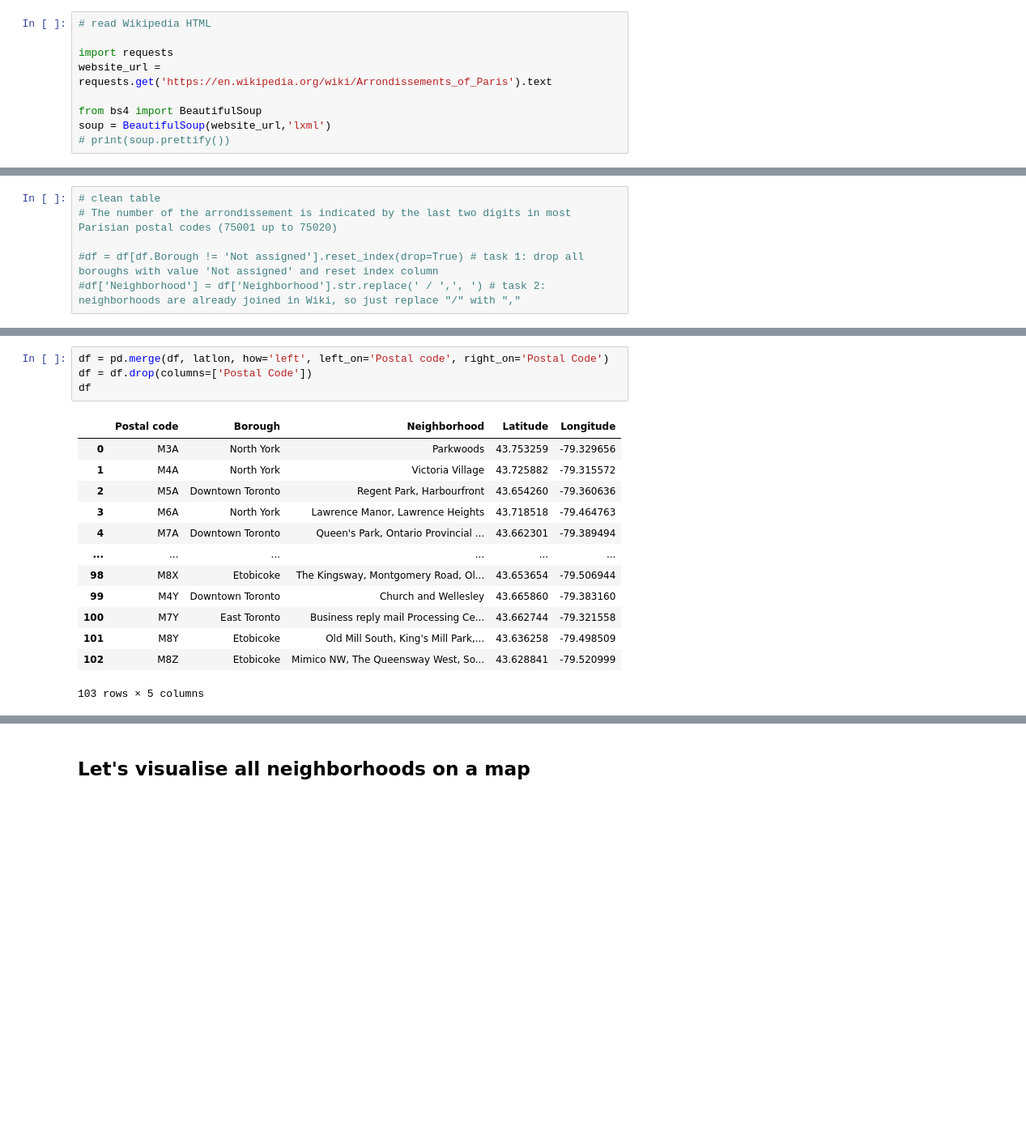
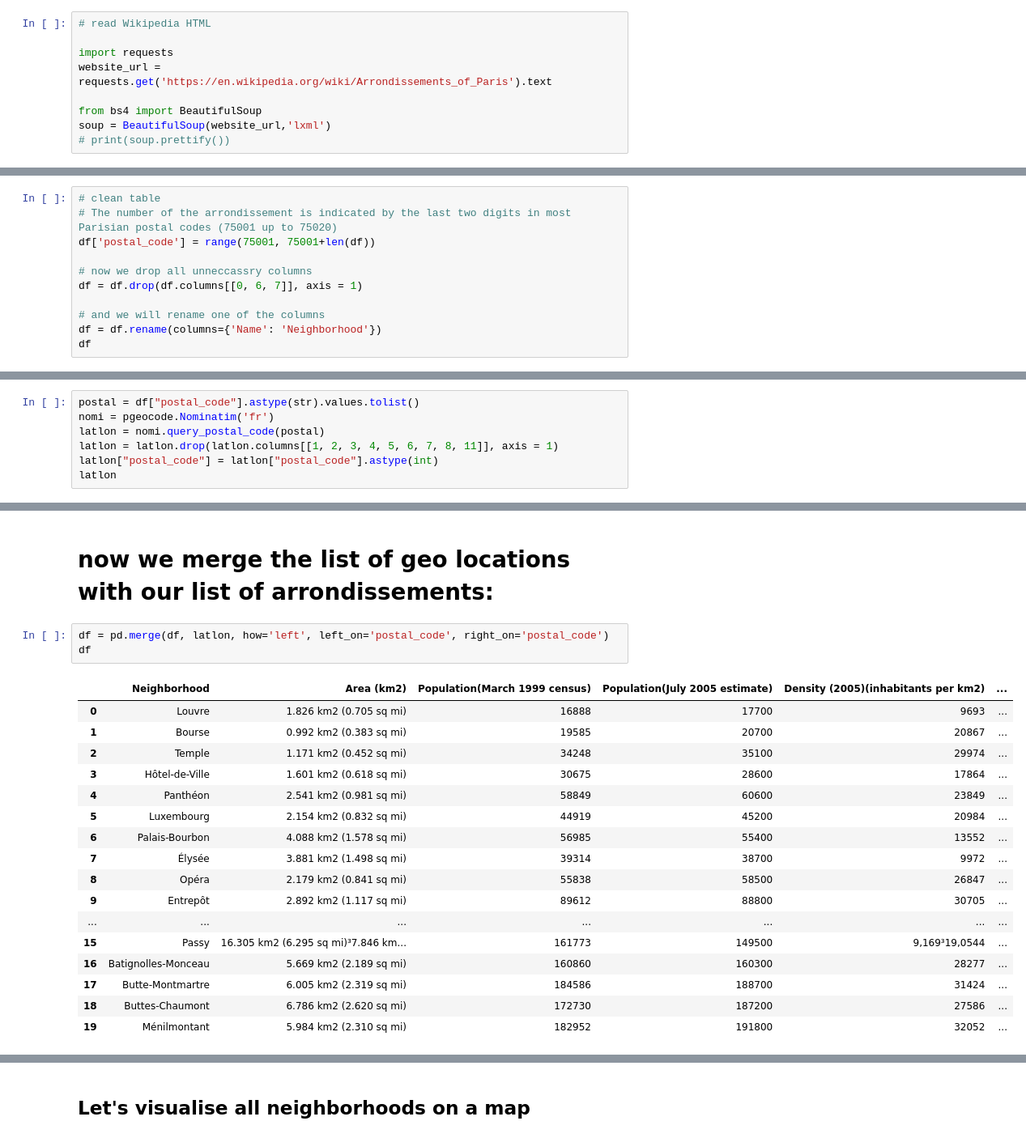
Before and after one commit to brainchild-vc/Coursera_Capstone, a Jupyter notebook: Capstone_Project_Paris.ipynb, the cells around one changed output, grey strips where cells are left out. Shown at 81% size. Cells and saved outputs as stored; diff of their text form; blank space fills up the shorter version.

```diff
--- a/Capstone_Project_Paris.ipynb
+++ b/Capstone_Project_Paris.ipynb
@@ -66,6 +55,11 @@ Now we clean the table
 # %%
 # clean table
 # The number of the arrondissement is indicated by the last two digits in most Parisian postal codes (75001 up to 75020)
+df['postal_code'] = range(75001, 75001+len(df))
 
-#df = df[df.Borough != 'Not assigned'].reset_index(drop=True) # task 1: drop all boroughs with value 'Not assigned' and reset index column
-#df['Neighborhood'] = df['Neighborhood'].str.replace(' / ',', ') # task 2: neighborhoods are already joined in Wiki, so just replace "/" with ","
+# now we drop all unneccassry columns
+df = df.drop(df.columns[[0, 6, 7]], axis = 1)
+
+# and we will rename one of the columns
+df = df.rename(columns={'Name': 'Neighborhood'})
+df
@@ -90,0 +101,7 @@ latlon
+# %%
+postal = df["postal_code"].astype(str).values.tolist()
+nomi = pgeocode.Nominatim('fr')
+latlon = nomi.query_postal_code(postal)
+latlon = latlon.drop(latlon.columns[[1, 2, 3, 4, 5, 6, 7, 8, 11]], axis = 1)
+latlon["postal_code"] = latlon["postal_code"].astype(int)
+latlon
@@ -91,19 +126,24 @@ latlon
+# %% [markdown]
+# now we merge the list of geo locations with our list of arrondissements:
 # %%
-df = pd.merge(df, latlon, how='left', left_on='Postal code', right_on='Postal Code')
-df = df.drop(columns=['Postal Code'])
+df = pd.merge(df, latlon, how='left', left_on='postal_code', right_on='postal_code')
 df
 # %% [output]
-|  | Postal code | Borough | Neighborhood | Latitude | Longitude |
-| 0 | M3A | North York | Parkwoods | 43.753259 | -79.329656 |
-| 1 | M4A | North York | Victoria Village | 43.725882 | -79.315572 |
-| 2 | M5A | Downtown Toronto | Regent Park, Harbourfront | 43.654260 | -79.360636 |
-| 3 | M6A | North York | Lawrence Manor, Lawrence Heights | 43.718518 | -79.464763 |
-| 4 | M7A | Downtown Toronto | Queen's Park, Ontario Provincial ... | 43.662301 | -79.389494 |
-| ... | ... | ... | ... | ... | ... |
-| 98 | M8X | Etobicoke | The Kingsway, Montgomery Road, Ol... | 43.653654 | -79.506944 |
-| 99 | M4Y | Downtown Toronto | Church and Wellesley | 43.665860 | -79.383160 |
-| 100 | M7Y | East Toronto | Business reply mail Processing Ce... | 43.662744 | -79.321558 |
-| 101 | M8Y | Etobicoke | Old Mill South, King's Mill Park,... | 43.636258 | -79.498509 |
-| 102 | M8Z | Etobicoke | Mimico NW, The Queensway West, So... | 43.628841 | -79.520999 |
+|  | Neighborhood | Area (km2) | Population(March 1999 census) | Population(July 2005 estimate) | Density (2005)(inhabitants per km2) | ... |
+| 0 | Louvre | 1.826 km2 (0.705 sq mi) | 16888 | 17700 | 9693 | ... |
+| 1 | Bourse | 0.992 km2 (0.383 sq mi) | 19585 | 20700 | 20867 | ... |
+| 2 | Temple | 1.171 km2 (0.452 sq mi) | 34248 | 35100 | 29974 | ... |
+| 3 | Hôtel-de-Ville | 1.601 km2 (0.618 sq mi) | 30675 | 28600 | 17864 | ... |
+| 4 | Panthéon | 2.541 km2 (0.981 sq mi) | 58849 | 60600 | 23849 | ... |
+| 5 | Luxembourg | 2.154 km2 (0.832 sq mi) | 44919 | 45200 | 20984 | ... |
+| 6 | Palais-Bourbon | 4.088 km2 (1.578 sq mi) | 56985 | 55400 | 13552 | ... |
+| 7 | Élysée | 3.881 km2 (1.498 sq mi) | 39314 | 38700 | 9972 | ... |
+| 8 | Opéra | 2.179 km2 (0.841 sq mi) | 55838 | 58500 | 26847 | ... |
+| 9 | Entrepôt | 2.892 km2 (1.117 sq mi) | 89612 | 88800 | 30705 | ... |
+| ... | ... | ... | ... | ... | ... | ... |
+| 15 | Passy | 16.305 km2 (6.295 sq mi)³7.846 km... | 161773 | 149500 | 9,169³19,0544 | ... |
+| 16 | Batignolles-Monceau | 5.669 km2 (2.189 sq mi) | 160860 | 160300 | 28277 | ... |
+| 17 | Butte-Montmartre | 6.005 km2 (2.319 sq mi) | 184586 | 188700 | 31424 | ... |
+| 18 | Buttes-Chaumont | 6.786 km2 (2.620 sq mi) | 172730 | 187200 | 27586 | ... |
+| 19 | Ménilmontant | 5.984 km2 (2.310 sq mi) | 182952 | 191800 | 32052 | ... |
-103 rows × 5 columns
 # %% [markdown]
```
Also changed, not shown: parts of 55 cells of this notebook.
